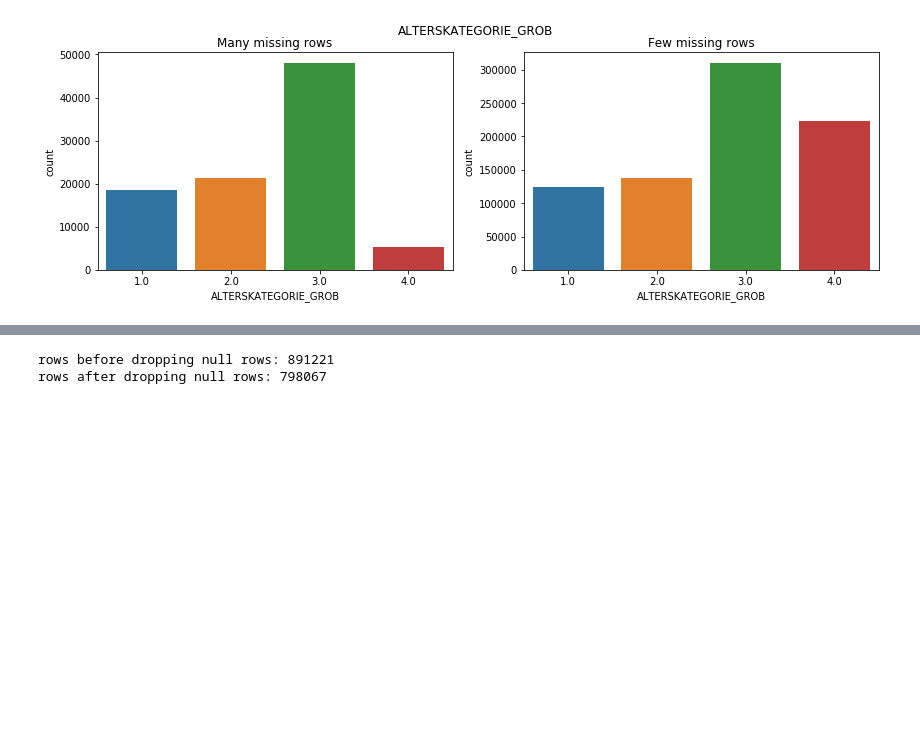
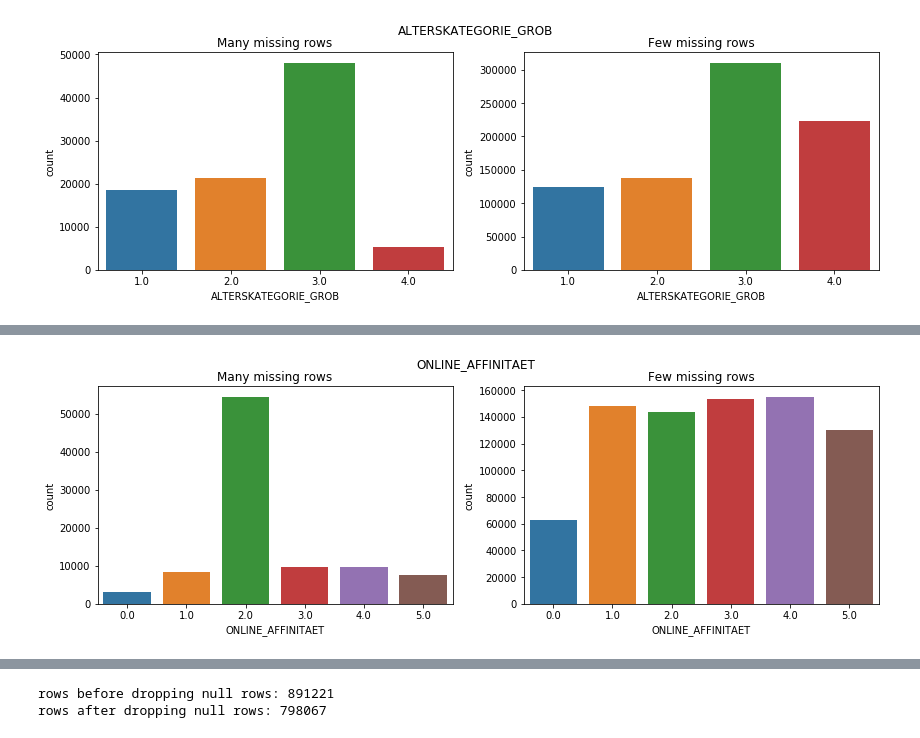
Before and after one commit to vasilkosturski/udacity-ml-intro, a Jupyter notebook: unsupervised-learning/creating-customer-segments/Identify_Customer_Segments.ipynb, the cells around one changed output, grey strips where cells are left out. Cells and saved outputs as stored; diff of their text form; code cells hidden in the pictures; blank space fills up the shorter version.

```diff
--- a/unsupervised-learning/creating-customer-segments/Identify_Customer_Segments.ipynb
+++ b/unsupervised-learning/creating-customer-segments/Identify_Customer_Segments.ipynb
@@ -292,0 +321,4 @@ plot_compare('ALTERSKATEGORIE_GROB')
+# %%
+plot_compare('ONLINE_AFFINITAET')
+# %% [output]
+[figure, added]
```
Also changed, not shown: parts of 28 cells of this notebook.
